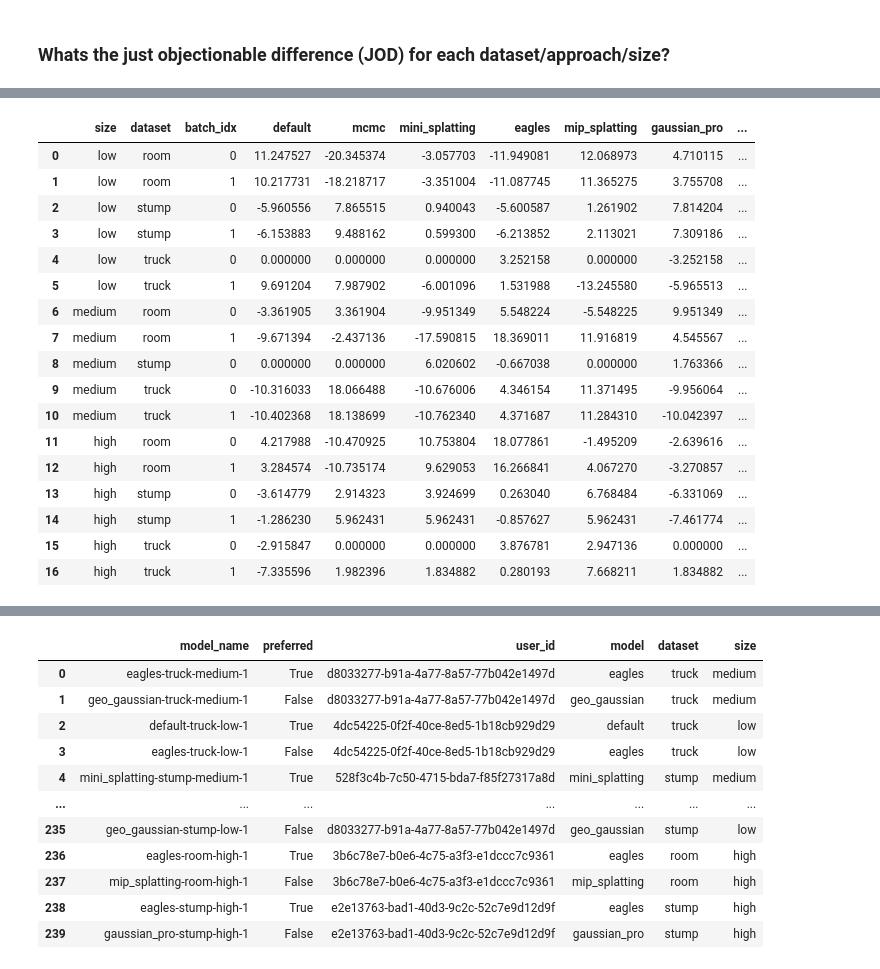
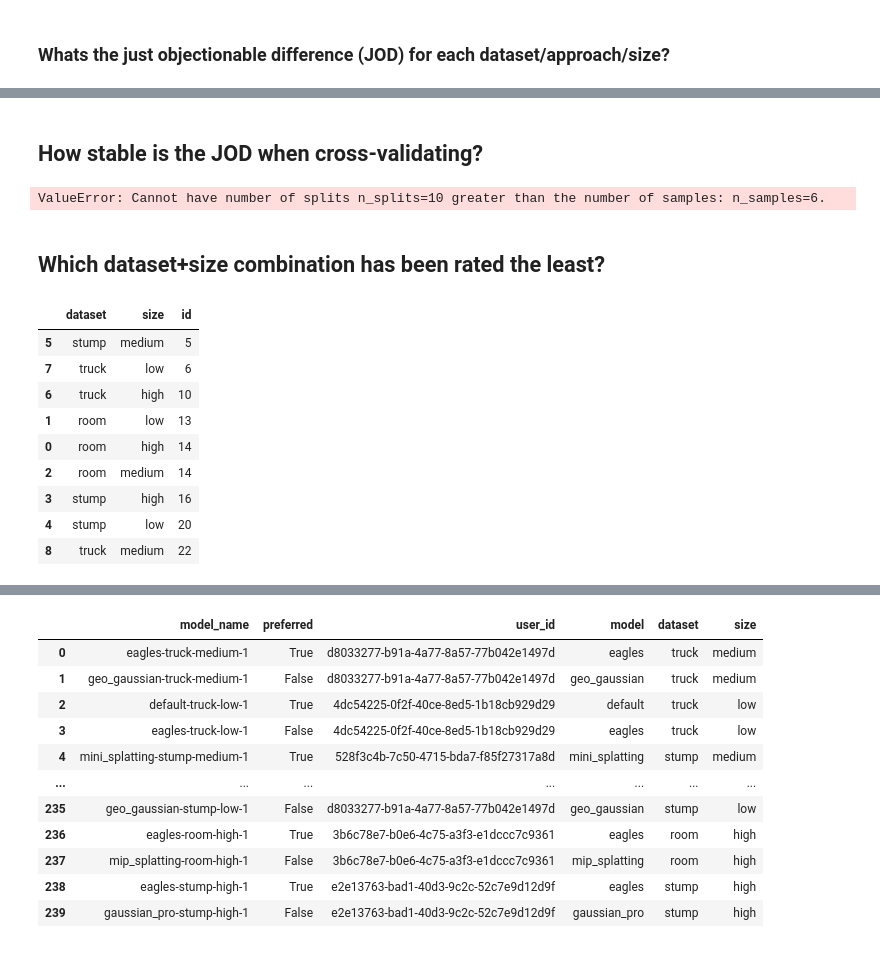
Before and after one commit to PaulErpen/eval-viewer, a Jupyter notebook: scripts/report/report.ipynb, the cells around one changed output, grey strips where cells are left out. Cells and saved outputs as stored; diff of their text form; code cells hidden in the pictures.

```diff
--- a/scripts/report/report.ipynb
+++ b/scripts/report/report.ipynb
@@ -446,21 +440,47 @@ plot_jod_batched(df_jod_batched_20)
-# %%
-df_jod_batched
-# %% [output]
-|  | size | dataset | batch_idx | default | mcmc | mini_splatting | eagles | mip_splatting | gaussian_pro | ... |
-| 0 | low | room | 0 | 11.247527 | -20.345374 | -3.057703 | -11.949081 | 12.068973 | 4.710115 | ... |
-| 1 | low | room | 1 | 10.217731 | -18.218717 | -3.351004 | -11.087745 | 11.365275 | 3.755708 | ... |
-| 2 | low | stump | 0 | -5.960556 | 7.865515 | 0.940043 | -5.600587 | 1.261902 | 7.814204 | ... |
-| 3 | low | stump | 1 | -6.153883 | 9.488162 | 0.599300 | -6.213852 | 2.113021 | 7.309186 | ... |
-| 4 | low | truck | 0 | 0.000000 | 0.000000 | 0.000000 | 3.252158 | 0.000000 | -3.252158 | ... |
-| 5 | low | truck | 1 | 9.691204 | 7.987902 | -6.001096 | 1.531988 | -13.245580 | -5.965513 | ... |
-| 6 | medium | room | 0 | -3.361905 | 3.361904 | -9.951349 | 5.548224 | -5.548225 | 9.951349 | ... |
-| 7 | medium | room | 1 | -9.671394 | -2.437136 | -17.590815 | 18.369011 | 11.916819 | 4.545567 | ... |
-| 8 | medium | stump | 0 | 0.000000 | 0.000000 | 6.020602 | -0.667038 | 0.000000 | 1.763366 | ... |
-| 9 | medium | truck | 0 | -10.316033 | 18.066488 | -10.676006 | 4.346154 | 11.371495 | -9.956064 | ... |
-| 10 | medium | truck | 1 | -10.402368 | 18.138699 | -10.762340 | 4.371687 | 11.284310 | -10.042397 | ... |
-| 11 | high | room | 0 | 4.217988 | -10.470925 | 10.753804 | 18.077861 | -1.495209 | -2.639616 | ... |
-| 12 | high | room | 1 | 3.284574 | -10.735174 | 9.629053 | 16.266841 | 4.067270 | -3.270857 | ... |
-| 13 | high | stump | 0 | -3.614779 | 2.914323 | 3.924699 | 0.263040 | 6.768484 | -6.331069 | ... |
-| 14 | high | stump | 1 | -1.286230 | 5.962431 | 5.962431 | -0.857627 | 5.962431 | -7.461774 | ... |
-| 15 | high | truck | 0 | -2.915847 | 0.000000 | 0.000000 | 3.876781 | 2.947136 | 0.000000 | ... |
-| 16 | high | truck | 1 | -7.335596 | 1.982396 | 1.834882 | 0.280193 | 7.668211 | 1.834882 | ... |
+# %% [markdown]
+## How stable is the JOD when cross-validating?
+# %%
+import numpy as np
+import multiprocessing as mp
+from sklearn.model_selection import KFold
+import itertools
+
+def cross_validate_jod(tup):
+    size, dataset = tup
+    current = ratings[
+        (ratings["size"] == size) & (ratings["dataset"] == dataset)
+    ]
+    kf = KFold(n_splits=10, shuffle=True, random_state=42)
+    jod_estimates = np.zeros((7, 10))  # Store JOD estimates per fold
+
+    for fold_idx, (train_idx, test_idx) in enumerate(kf.split(current)):
+        train_data = judgments[train_idx]
+        preferences = create_preference_matrix_from_df(train_data)
+        jod_results = compute_jod(preferences)
+        jod_estimates[:, fold_idx] = compute_jod(train_data).to_array()
+
+    return np.var(jod_results, axis=1)
+
+num_workers = min(mp.cpu_count() - 1, 9)
+with mp.Pool(num_workers) as pool:
+    jod_variances = pool.map(cross_validate_jod, itertools.product(["low", "medium", "high"], ["room", "stump", "truck"]))
+
+jod_variances = np.array(jod_variances)
+# %% [output]
+ValueError: Cannot have number of splits n_splits=10 greater than the number of samples: n_samples=6.
+# %% [markdown]
+## Which dataset+size combination has been rated the least?
+# %%
+df_ratings_count = ratings.groupby(["dataset", "size"])["id"].count().reset_index().sort_values("id")
+df_ratings_count
+# %% [output]
+|  | dataset | size | id |
+| 5 | stump | medium | 5 |
+| 7 | truck | low | 6 |
+| 6 | truck | high | 10 |
+| 1 | room | low | 13 |
+| 0 | room | high | 14 |
+| 2 | room | medium | 14 |
+| 3 | stump | high | 16 |
+| 4 | stump | low | 20 |
+| 8 | truck | medium | 22 |
```
Also changed, not shown: parts of 11 cells of this notebook, 8 other files.
